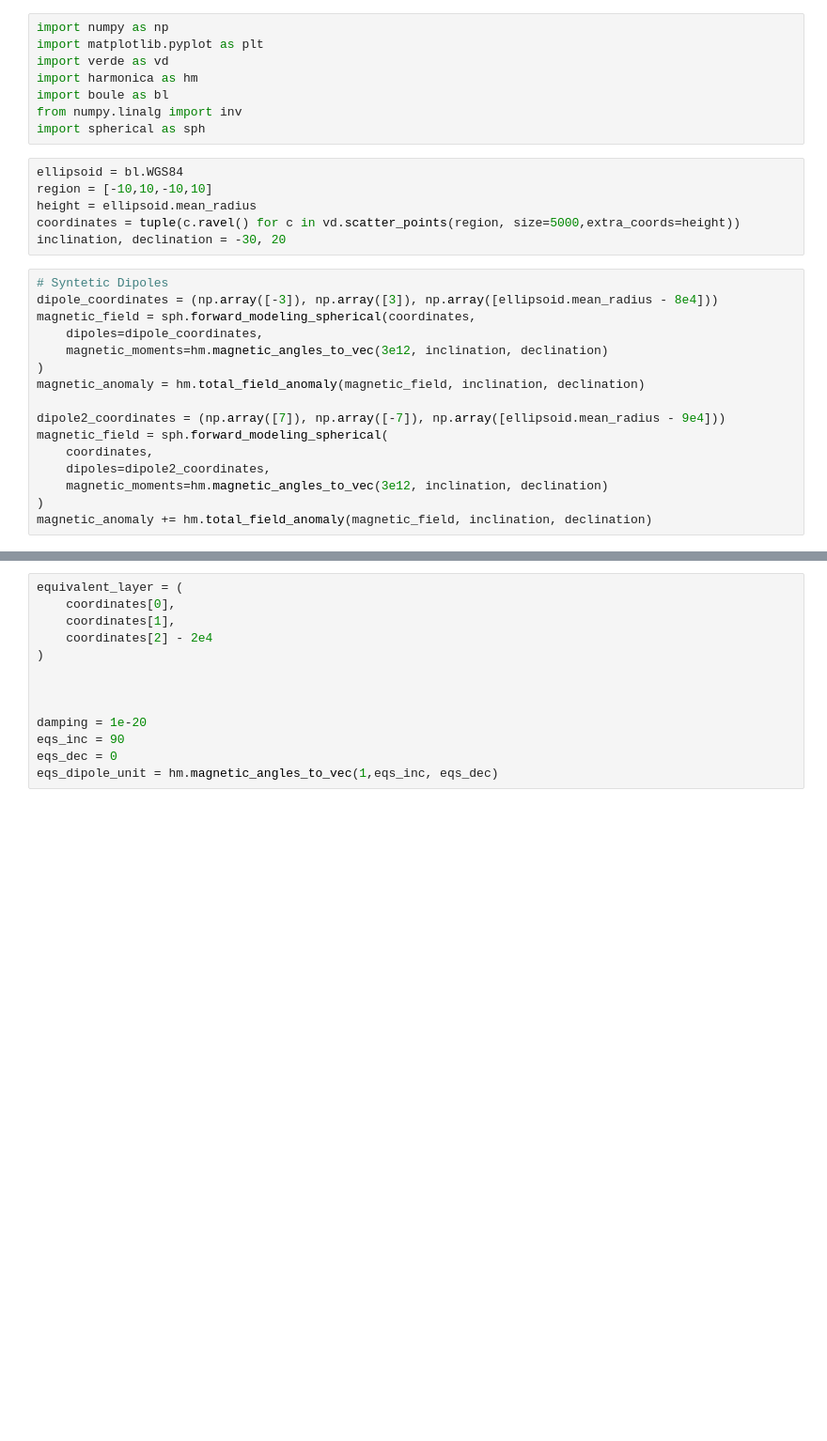
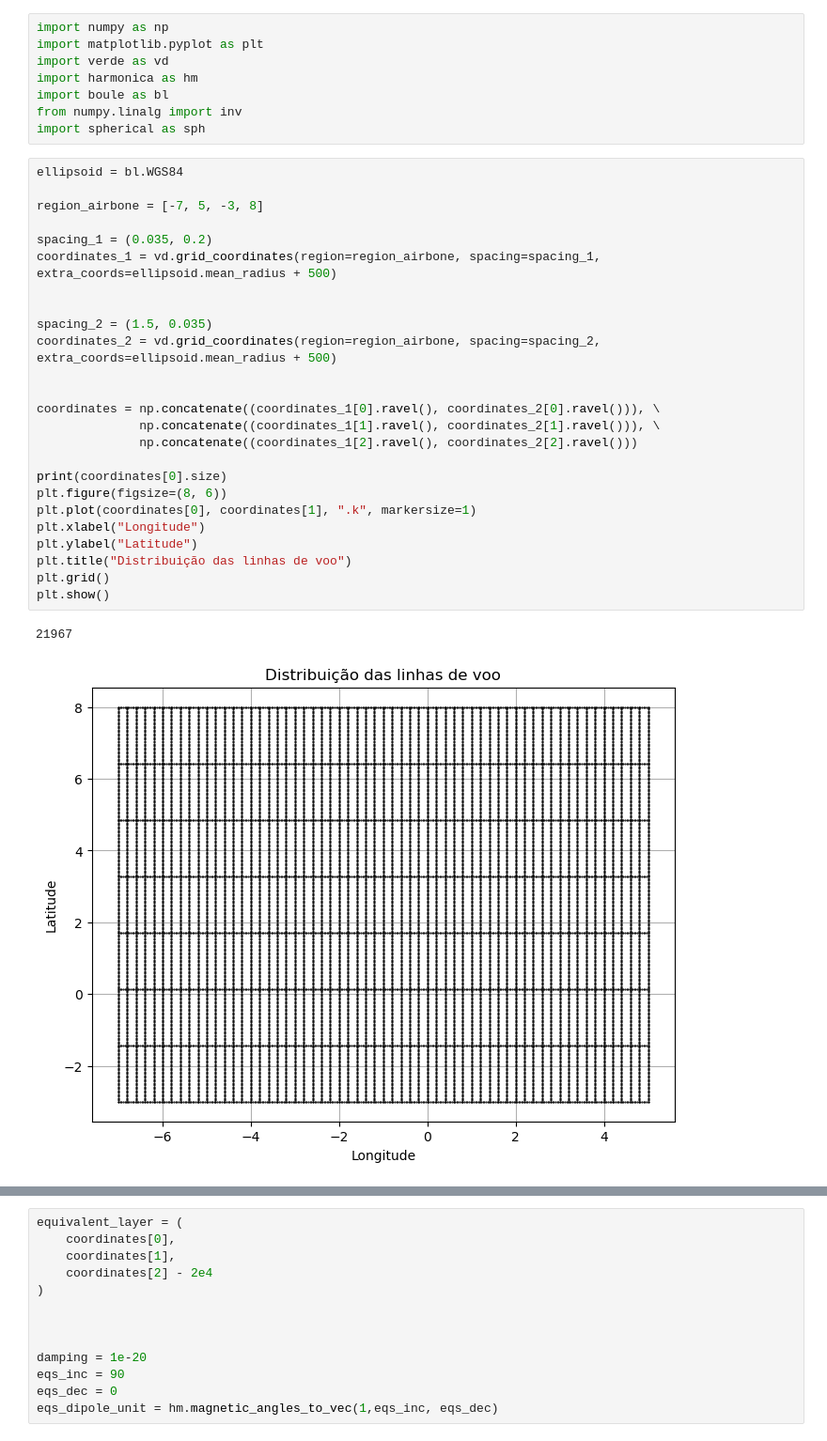
Before and after one commit to compgeolab/eqs-magnetic-spherical, a Jupyter notebook: code/gradient-boosting-sph.ipynb, the cells around one changed output, grey strips where cells are left out. Shown at 94% size. Drawn from its saved outputs; the diff is of its cells as text; blank space fills up the shorter version.

```diff
--- a/code/gradient-boosting-sph.ipynb
+++ b/code/gradient-boosting-sph.ipynb
@@ -6,25 +6,31 @@ import harmonica as hm
 import boule as bl
 from numpy.linalg import inv
 import spherical as sph
-# %%
-ellipsoid = bl.WGS84
-region = [-10,10,-10,10]
-height = ellipsoid.mean_radius
-coordinates = tuple(c.ravel() for c in vd.scatter_points(region, size=5000,extra_coords=height))
-inclination, declination = -30, 20
-# %%
-# Syntetic Dipoles
-dipole_coordinates = (np.array([-3]), np.array([3]), np.array([ellipsoid.mean_radius - 8e4]))
-magnetic_field = sph.forward_modeling_spherical(coordinates,
-    dipoles=dipole_coordinates,
-    magnetic_moments=hm.magnetic_angles_to_vec(3e12, inclination, declination)
-)
-magnetic_anomaly = hm.total_field_anomaly(magnetic_field, inclination, declination)
-
-dipole2_coordinates = (np.array([7]), np.array([-7]), np.array([ellipsoid.mean_radius - 9e4]))
-magnetic_field = sph.forward_modeling_spherical(
-    coordinates,
-    dipoles=dipole2_coordinates,
-    magnetic_moments=hm.magnetic_angles_to_vec(3e12, inclination, declination)
-)
-magnetic_anomaly += hm.total_field_anomaly(magnetic_field, inclination, declination)
+# %%
+ellipsoid = bl.WGS84
+
+region_airbone = [-7, 5, -3, 8]
+
+spacing_1 = (0.035, 0.2)
+coordinates_1 = vd.grid_coordinates(region=region_airbone, spacing=spacing_1, extra_coords=ellipsoid.mean_radius + 500)
+
+
+spacing_2 = (1.5, 0.035)
+coordinates_2 = vd.grid_coordinates(region=region_airbone, spacing=spacing_2, extra_coords=ellipsoid.mean_radius + 500)
+
+
+coordinates = np.concatenate((coordinates_1[0].ravel(), coordinates_2[0].ravel())), \
+              np.concatenate((coordinates_1[1].ravel(), coordinates_2[1].ravel())), \
+              np.concatenate((coordinates_1[2].ravel(), coordinates_2[2].ravel()))
+
+print(coordinates[0].size)
+plt.figure(figsize=(8, 6))
+plt.plot(coordinates[0], coordinates[1], ".k", markersize=1)
+plt.xlabel("Longitude")
+plt.ylabel("Latitude")
+plt.title("Distribuição das linhas de voo")
+plt.grid()
+plt.show()
+# %% [output]
+21967
+[figure, added]
```
Also changed, not shown: parts of 8 cells of this notebook.
